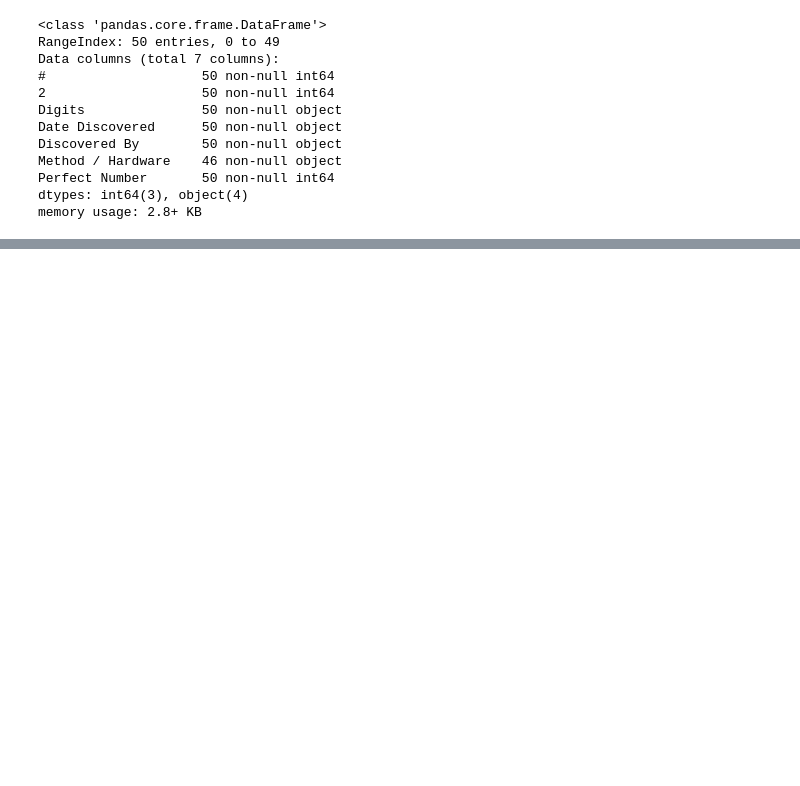
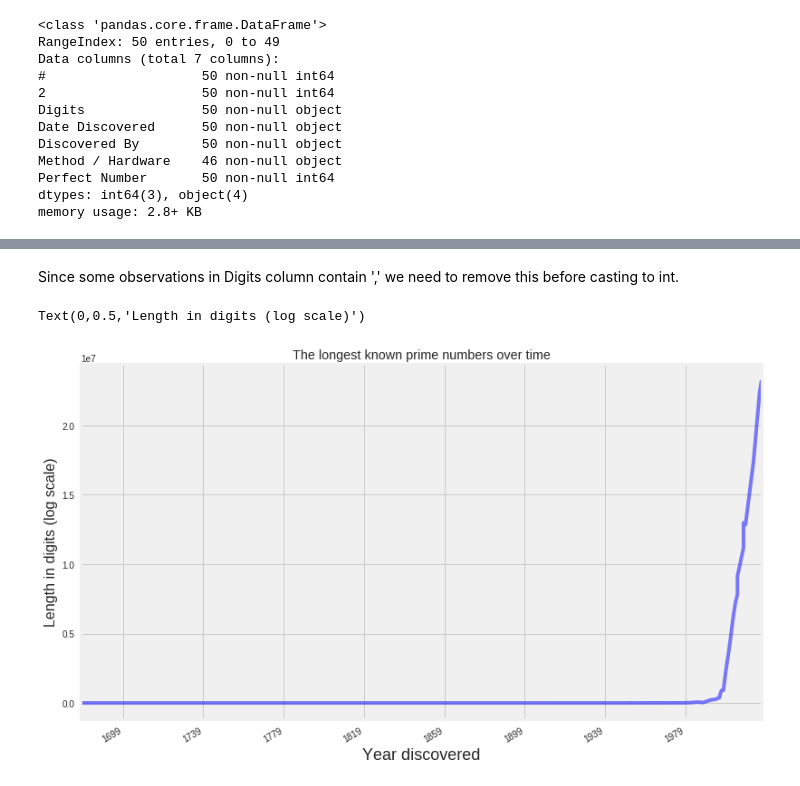
Before and after one commit to lilianabs/538_PrimeNum_Viz, a Jupyter notebook: Prime numbers digits visualization.ipynb, the cells around one changed output, grey strips where cells are left out. Drawn from its saved outputs; the diff is of its cells as text; code cells hidden in the pictures; blank space fills up the shorter version.

```diff
--- a/Prime numbers digits visualization.ipynb
+++ b/Prime numbers digits visualization.ipynb
@@ -41,0 +103,3 @@ df.head()
+# %%
+df['Year']=pd.to_datetime(df['Year'].astype(str),format="%Y")
+df.info()
@@ -41,0 +115,26 @@ df.head()
+# %%
+df.set_index('Year',inplace=True)
+# %% [markdown]
+Since some observations in Digits column contain ',' we need to remove this before casting to int.
+# %%
+def remove_comma_digits(df):
+    digits=[]
+    for elem in df.iteritems():
+        digits.append(elem[1].replace(',', ''))
+    return digits
+
+df['Digits']=remove_comma_digits(df['Digits'])
+# %%
+df['Digits']=pd.to_numeric(df["Digits"])
+# %%
+#This is our initial plot and we work on transforming it until it looks like the one from the website
+plt.figure(figsize=(12,8))
+plt.title('The longest known prime numbers over time')
+
+df["Digits"].plot(alpha=0.5,color='blue')
+
+plt.xlabel('Year discovered', fontsize=18)
+plt.ylabel('Length in digits (log scale)', fontsize=16)
+# %% [output]
+Text(0,0.5,'Length in digits (log scale)')
+[figure, added]
```
Also changed, not shown: parts of 11 cells of this notebook, 2 other files.
